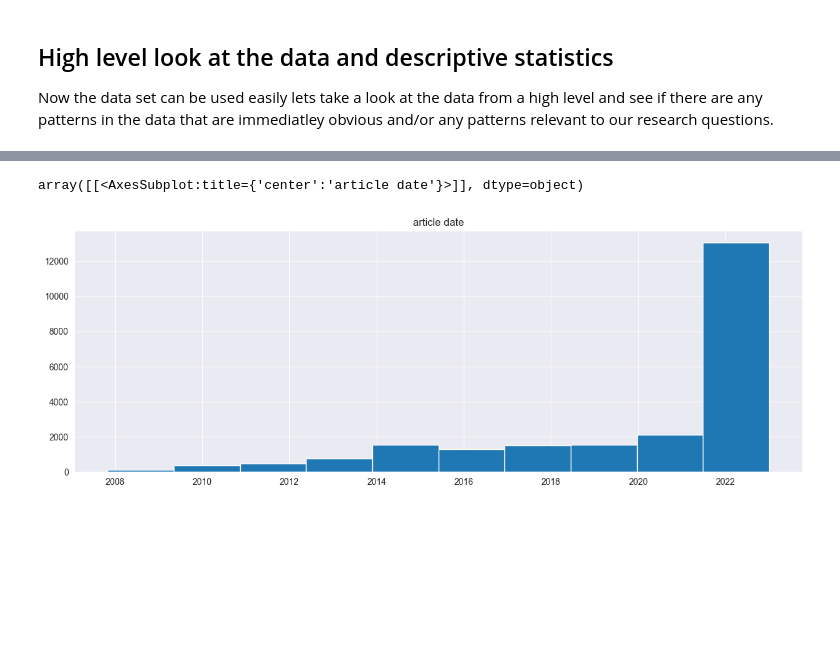
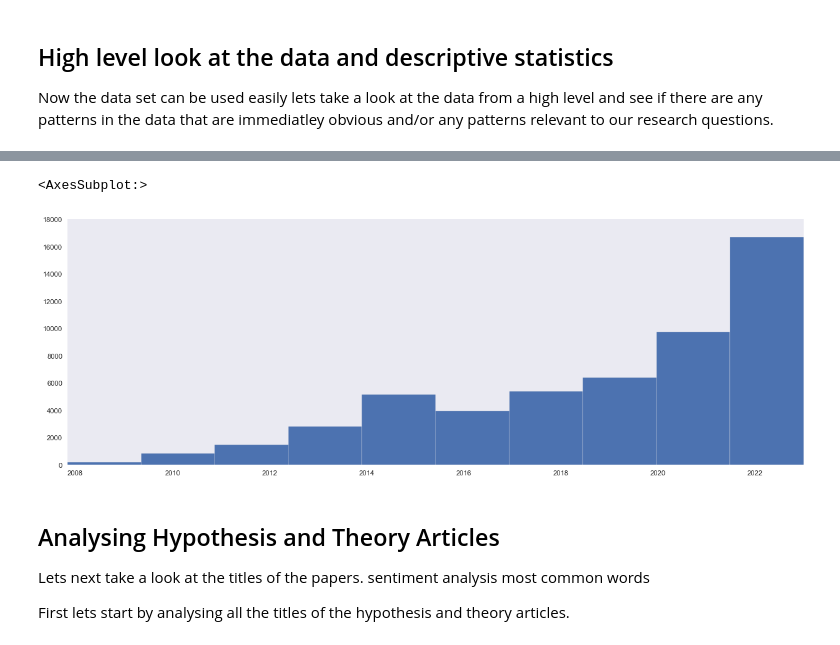
Before and after one commit to joshdev1/Frontiers, a Jupyter notebook: main_analysis/main_analysis.ipynb, the cells around one changed output, grey strips where cells are left out. Cells and saved outputs as stored; diff of their text form; code cells hidden in the pictures; blank space fills up the shorter version.

```diff
--- a/main_analysis/main_analysis.ipynb
+++ b/main_analysis/main_analysis.ipynb
@@ -238,3 +227,5 @@ df_describe.to_excel("raw_journal_data.xlsx")
 # %% [markdown]
 ## Data screening and cleaning
 Checking the data for null values shows we have a fairly comprehensive data set. Most of the null values are for the additional author columns with column 1 having no null values so every paper has at least one stated author.
+# %%
+df_imported = pd.read_excel("raw_journal_data.xlsx")
@@ -266,9 +277,10 @@ We will assume that articles with null values for citations and views do not hav
 # %%
-df_handel_nulls = df_describe.copy()
+df_handle_nulls = df_imported.copy()
 
-df_handel_nulls['views'].fillna(0, inplace=True)
-df_handel_nulls['citations'].fillna(0, inplace=True)
+df_handle_nulls['views'].fillna(0, inplace=True)
+df_handle_nulls['citations'].fillna(0, inplace=True)
 
-print(df_handel_nulls.isnull().sum())
-print("total =", df_handel_nulls.isnull().sum().sum())
+df_handle_nulls[[2, 3, 4, 5, 6, 7, 8, 9, 10]] = df_handle_nulls[[2, 3, 4, 5, 6, 7, 8, 9, 10]].fillna("None")
+
+print("total =", df_handle_nulls.isnull().sum().sum())
 # %% [output]
@@ -294,3 +288,5 @@ total = 100564
 # %% [markdown]
 ## High level look at the data and descriptive statistics
 Now the data set can be used easily lets take a look at the data from a high level and see if there are any patterns in the data that are immediatley obvious and/or any patterns relevant to our research questions.
+# %%
+df_describe = df_handle_nulls.copy()
@@ -296,0 +295,2 @@ Now the data set can be used easily lets take a look at the data from a high lev
+# %%
+plt.style.use("seaborn")
@@ -351,5 +341,12 @@ df_describe.loc[df_describe['views'] == 3552721.0]
 # %%
-df_describe.hist(figsize=[15, 5])
+df_describe['article date'].hist(figsize=[15, 5],  grid=False)
 # %% [output]
-array([[<AxesSubplot:title={'center':'article date'}>]], dtype=object)
+<AxesSubplot:>
-[figure, old version]
+[figure, new version]
+# %% [markdown]
+## Analysing Hypothesis and Theory Articles
+Lets next take a look at the titles of the papers.
+sentiment analysis
+most common words
+
+First lets start by analysing all the titles of the hypothesis and theory articles.
```
Also changed, not shown: parts of 55 cells of this notebook.
